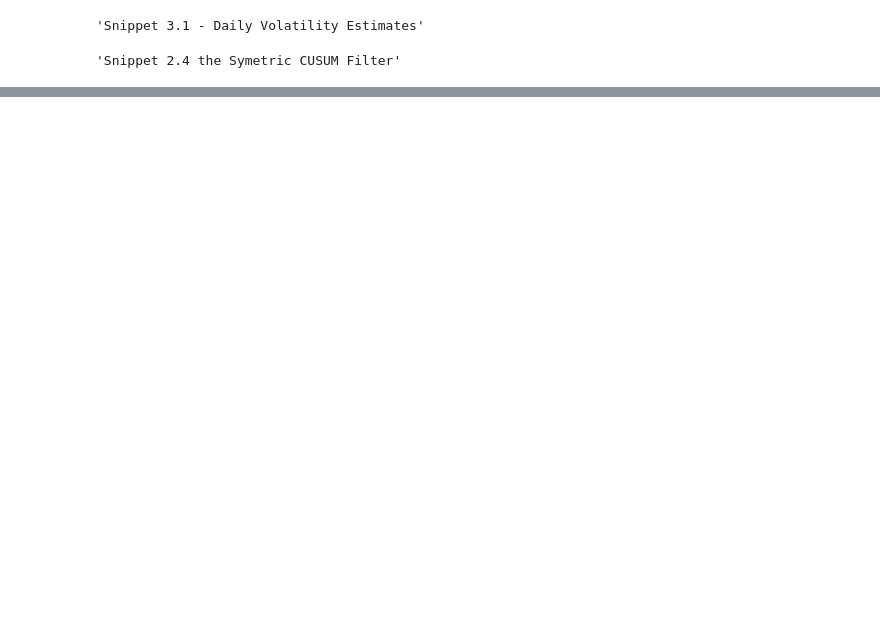
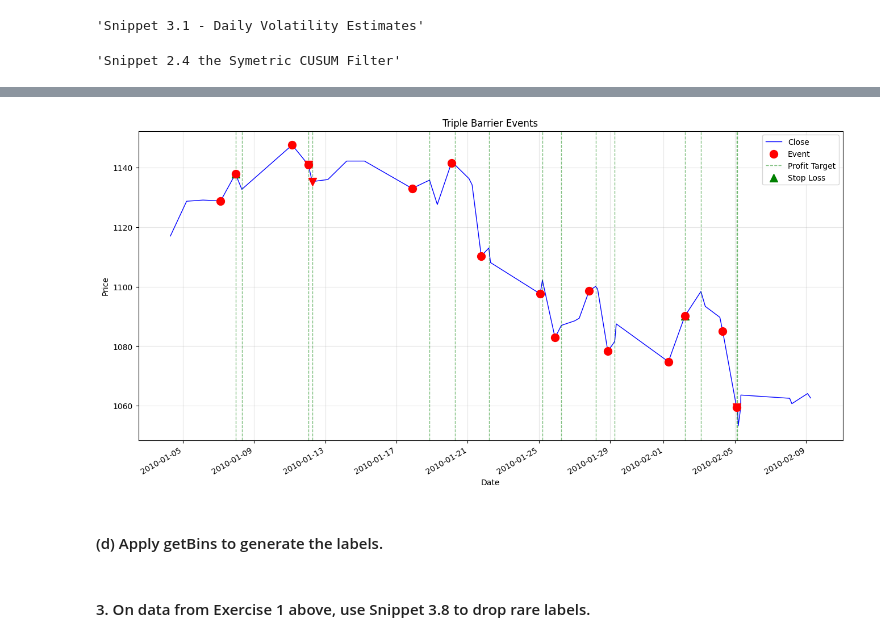
Before and after one commit to McSavage/MLFinLab, a Jupyter notebook: notebooks/FIN221_HW3_SP.ipynb, the cells around one changed output, grey strips where cells are left out. Cells and saved outputs as stored; diff of their text form; code cells hidden in the pictures; blank space fills up the shorter version.

```diff
--- a/notebooks/FIN221_HW3_SP.ipynb
+++ b/notebooks/FIN221_HW3_SP.ipynb
@@ -408,3 +429,58 @@ plt.show()
+# %%
+# Create events DataFrame
+events = pd.DataFrame(index=devents)
+events['t1'] = t1  # vertical barrier
+events['trgt'] = dv_dollar.reindex(devents)  # target/threshold for each event
+
+# Apply triple barrier
+TripleBarrierEvents = applyPtSlOnT1(close, events, ptSl=(1, 1), molecule=devents)
+# %%
+# Chart with triple barriers
+how_many = 50
+start_idx = 0
+
+fig, ax = plt.subplots(figsize=(16, 8))
+
+# Plot close prices
+dollar_bars['close'][start_idx:start_idx+how_many].plot(ax=ax, label='Close Price', linewidth=1, color='blue')
+
+# Filter events in range
+range_dates = dollar_bars[start_idx:start_idx+how_many].index
+events_in_range = TripleBarrierEvents[TripleBarrierEvents.index.isin(range_dates)]
+
+for event_time in events_in_range.index:
+    event_price = dollar_bars.loc[event_time, 'close']
+
+    # Mark the event
+    ax.scatter(event_time, event_price, color='red', marker='o', s=100, zorder=5)
+
+    # Vertical barrier (t1)
+    t1_time = events_in_range.loc[event_time, 't1']
+    if pd.notna(t1_time):
+        ax.axvline(x=t1_time, color='green', linestyle='--', alpha=0.5, linewidth=1)
+
+    # Profit target (pt)
+    pt_time = events_in_range.loc[event_time, 'pt']
+    if pd.notna(pt_time):
+        pt_price = dollar_bars.loc[pt_time, 'close']
+        ax.scatter(pt_time, pt_price, color='green', marker='^', s=100, zorder=5)
+
+    # Stop loss (sl)
+    sl_time = events_in_range.loc[event_time, 'sl']
+    if pd.notna(sl_time):
+        sl_price = dollar_bars.loc[sl_time, 'close']
+        ax.scatter(sl_time, sl_price, color='red', marker='v', s=100, zorder=5)
+
+plt.title('Triple Barrier Events')
+plt.xlabel('Date')
+plt.ylabel('Price')
+plt.legend(['Close', 'Event', 'Profit Target', 'Stop Loss'])
+plt.grid(True, alpha=0.3)
+plt.show()
+# %% [output]
+[figure, added]
+# %% [markdown]
+#### (d)	Apply getBins to generate the labels.
 # %%
 import numpy as np
 '''Snippet 3.5 LABELING FOR SIDE AND SIZE'''
@@ -420,0 +517,2 @@ def getBins(events, close):
+# %% [markdown]
+#### 3.	On data from Exercise 1 above, use Snippet 3.8 to drop rare labels.
```
Also changed, not shown: parts of 27 cells of this notebook.
